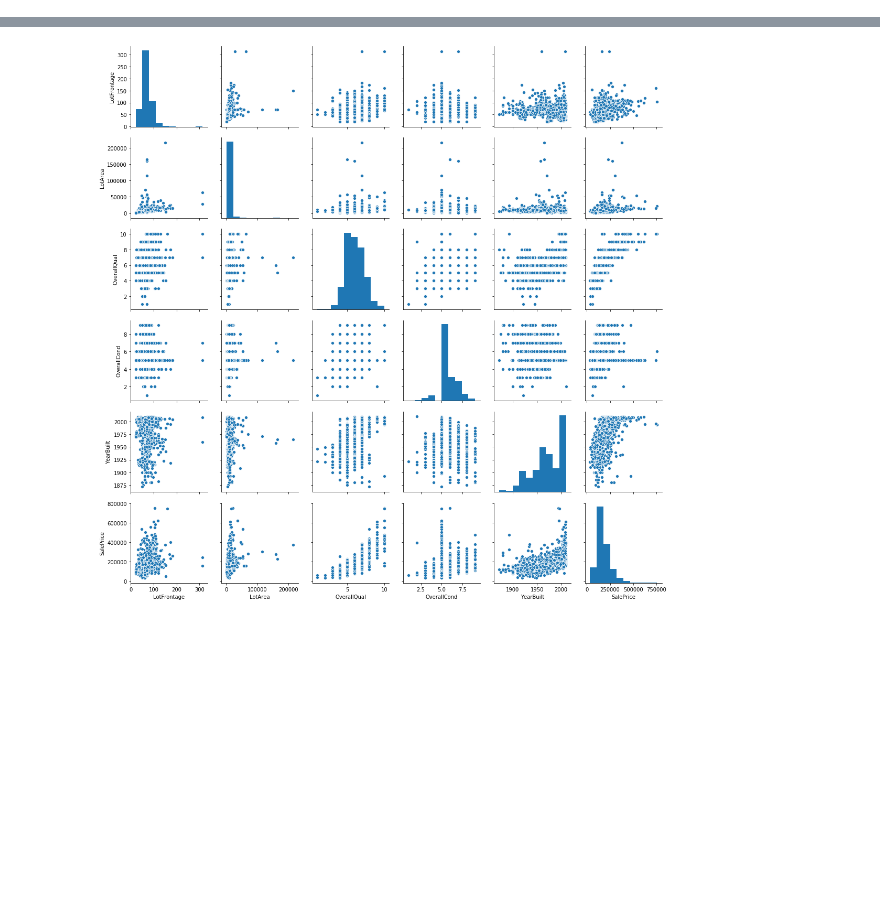
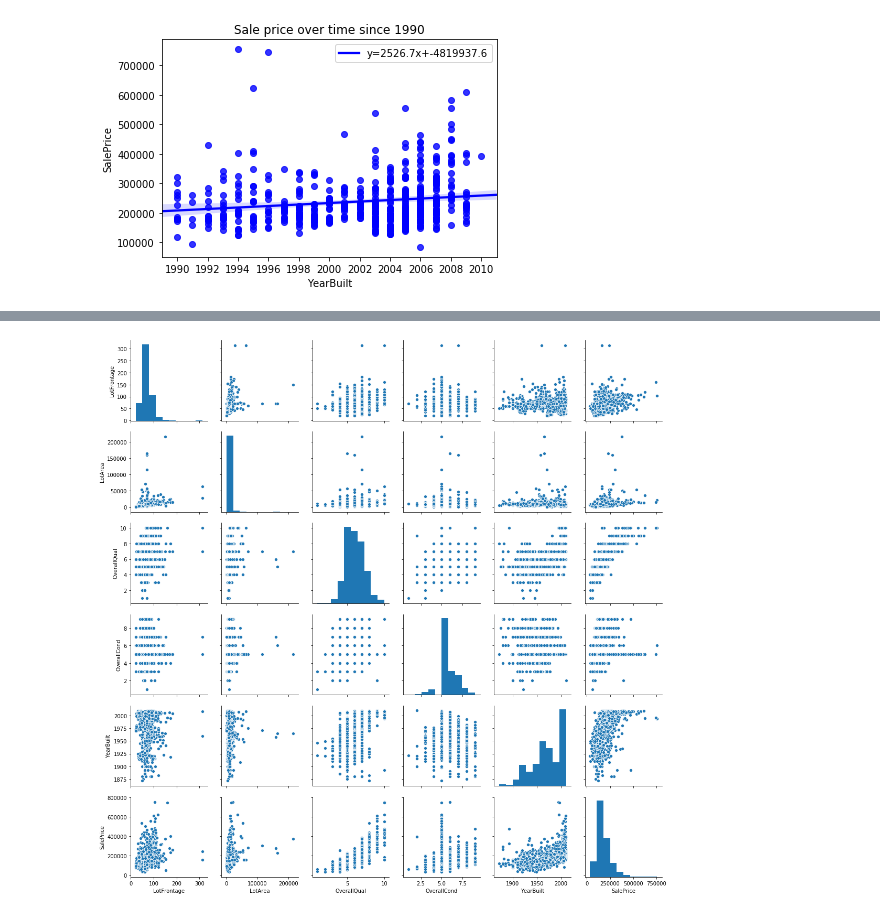
Before and after one commit to ABitNutty/Capstone-1, a Jupyter notebook: DataStory.ipynb, the cells around one changed output, grey strips where cells are left out. Saved outputs shown, nothing was run; the diff lists cells and outputs as text; code cells hidden in the pictures; blank space fills up the shorter version.

```diff
--- a/DataStory.ipynb
+++ b/DataStory.ipynb
@@ -42,0 +73,18 @@ Are there any items that can drastically improve value? (Either before or after
+# %%
+# Investigating the rate of change in properties values more recently, properties sold since 1990
+recent_properties = data[data['YearBuilt'] >= 1990]
+
+slope, intercept, r_value, p_value, std_err = stats.linregress(recent_properties['YearBuilt'],recent_properties['SalePrice'])
+
+# use line_kws to set line label for legend
+ax = sns.regplot(x="YearBuilt", y="SalePrice", data=recent_properties, color='b',
+ line_kws={'label':"y={0:.1f}x+{1:.1f}".format(slope,intercept)})
+
+# plot legend and show plot
+ax.legend()
+plt.title('Sale price over time since 1990')
+years = list(range(1990, 2012, 2))
+plt.xticks(years)
+plt.show()
+# %% [output]
+[figure, added]
```
Also changed, not shown: parts of 42 cells of this notebook.
